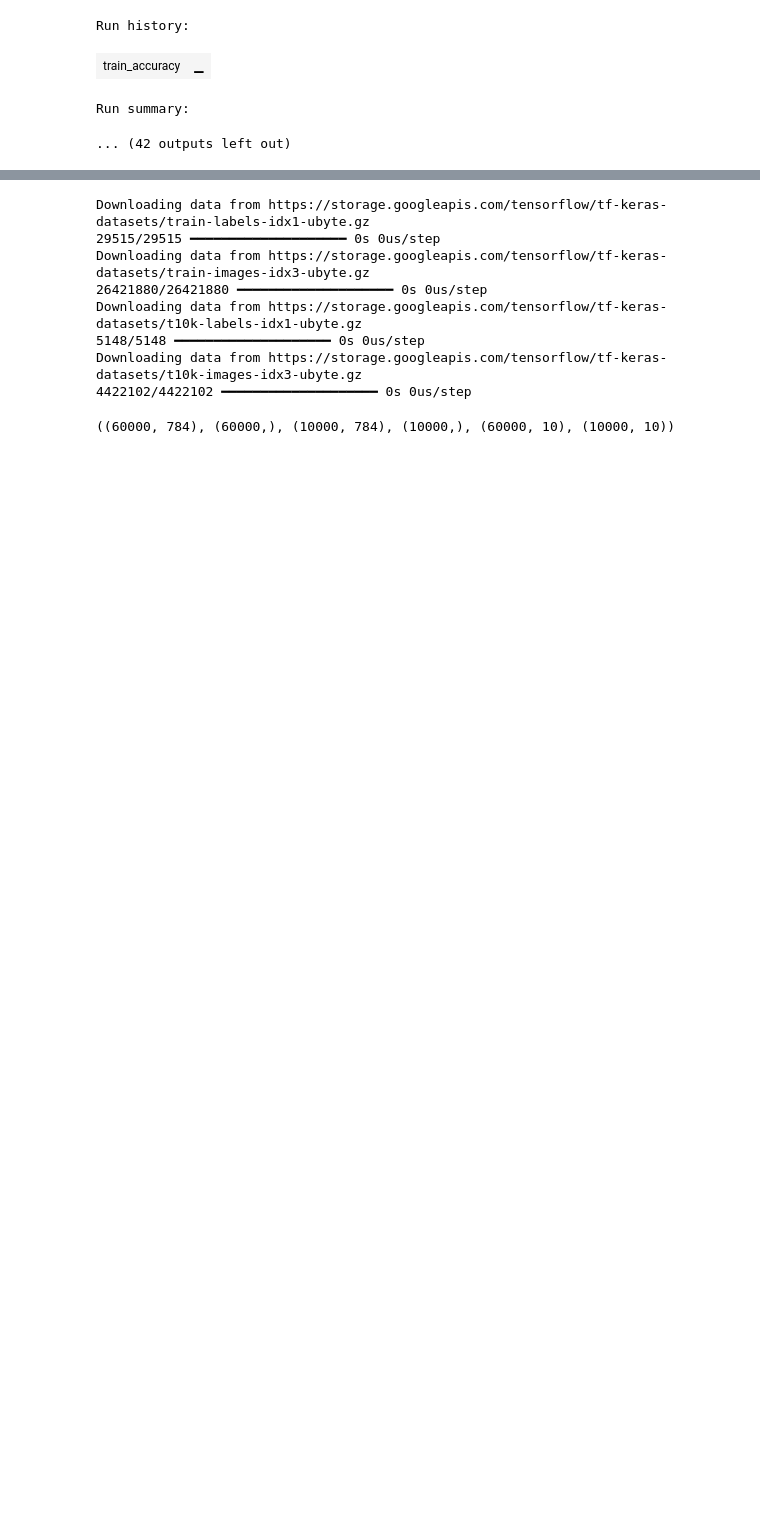
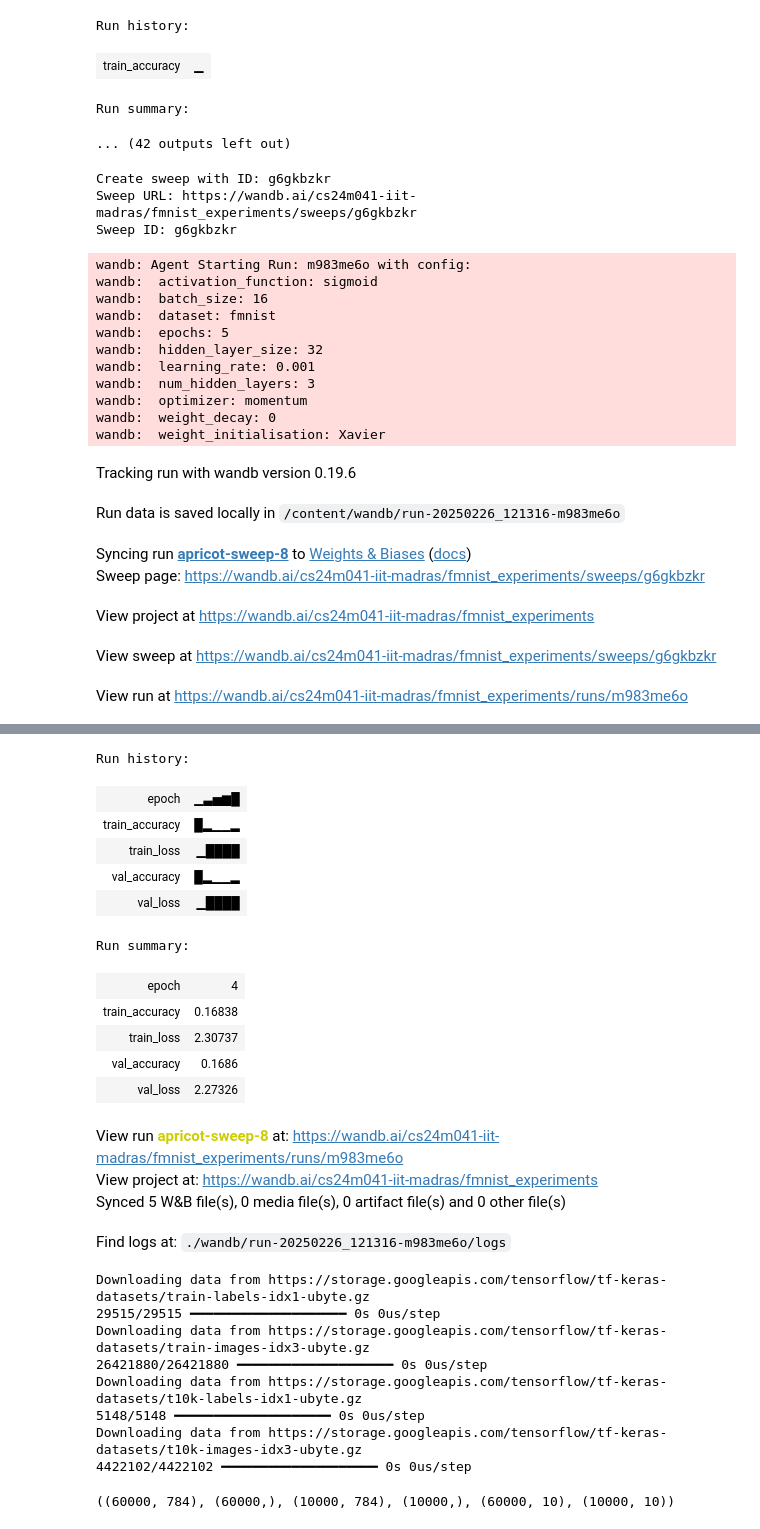
Before and after one commit to sankarvinayak/DL-assignment1, a Jupyter notebook: DL_assignment_1.ipynb, the cells around one changed output, grey strips where cells are left out. Saved outputs shown, nothing was run; the diff lists cells and outputs as text; code cells hidden in the pictures; blank space fills up the shorter version.

Commit message:
modification to wandb part of code

```diff
--- a/DL_assignment_1.ipynb
+++ b/DL_assignment_1.ipynb
@@ -508,7 +508,7 @@ def adam(X_batch,Y_batch,model:Network,loss_fn,eta:float=0.1,beta1:float=0.9,bet
   loss_fn loss function to use cross entropy in this case
   eta:float=0.1 learning rate
   beta1:float=0.9 momentum
-  beta2:float=0.9 momentum
+  beta2:float=0.999 momentum
   lmda:float=0 decay parameter
   """
   Y_hat=model.forward_pass_network(X_batch)
@@ -545,7 +545,7 @@ def nadam(X_batch,Y_batch,model:Network,loss_fn,eta:float=0.1,beta1:float=0.9,be
   loss_fn loss function to use cross entropy in this case
   eta:float=0.1 learning rate
   beta1:float=0.9 momentum
-  beta2:float=0.99 momentum
+  beta2:float=0.999 momentum
   lmda:float=0 decay parameter
   """
   Y_hat=model.forward_pass_network(X_batch)
@@ -561,12 +561,12 @@ def nadam(X_batch,Y_batch,model:Network,loss_fn,eta:float=0.1,beta1:float=0.9,be
     grad_b=layer.grad_b+(lmda*layer.bias)
     layer.m_w=(beta1*layer.m_w)+((1-beta1)*grad_w)
     layer.m_b=(beta1*layer.m_b)+((1-beta1)*grad_b)
-    m_w_hat=layer.m_w/(1-beta1**t)
-    m_b_hat=layer.m_b/(1-beta1**t)
+    m_w_hat=layer.m_w/(1-beta1**model.t)
+    m_b_hat=layer.m_b/(1-beta1**model.t)
     layer.v_w=(beta2*layer.v_w)+((1-beta2)*(grad_w**2))
     layer.v_b=(beta2*layer.v_b)+((1-beta2)*(grad_b**2))
-    v_w_hat=layer.v_w/(1-beta2**t)
-    v_b_hat=layer.v_b/(1-beta2**t)
+    v_w_hat=layer.v_w/(1-beta2**model.t)
+    v_b_hat=layer.v_b/(1-beta2**model.t)
     layer.weights-=((eta/(np.sqrt(v_w_hat)+epsilon)*((beta1*m_w_hat)+(((1-beta1)*grad_w)/(1-beta1)))))
     layer.bias-=((eta/(np.sqrt(v_b_hat)+epsilon)*((beta1*m_b_hat)+(((1-beta1)*grad_b)/(1-beta1)))))
   return batch_loss
@@ -755,8 +755,12 @@ sweep_config = {
         "activation_function": {"values": ["sigmoid", "tanh", "ReLU"]}
     }
 }
-sweep_id = wandb.sweep(sweep_config, project="DA6401_Assignment_1",entity="cs24m041-iit-madras")
+sweep_id = wandb.sweep(sweep_config, project="fmnist_experiments",entity="cs24m041-iit-madras")
 print("Sweep ID:", sweep_id)
+# %% [output]
+Create sweep with ID: g6gkbzkr
+Sweep URL: https://wandb.ai/cs24m041-iit-madras/fmnist_experiments/sweeps/g6gkbzkr
+Sweep ID: g6gkbzkr
 # %%
 def wand_train(config=None):
   """loop which takes input from the wanb and run the model evalueate and send log to server"""
@@ -772,7 +776,6 @@ def wand_train(config=None):
     weight_initialisation=config.weight_initialisation
     activation_function=config.activation_function
     lr=config.learning_rate
-    beta=config.momentum
     num_epochs=config.epochs
     batch_size=config.batch_size
     dataset_name=config.dataset
@@ -780,10 +783,10 @@ def wand_train(config=None):
     x_train_flat,y_train,x_test_flat,y_test,one_hot_y_train,one_hot_y_test=get_data(dataset_name=dataset_name)
     inp_shp=x_train_flat.shape[1]
     out_shp=np.unique(y_train).shape[0]
-    net=construct_network(inp_size=inp_shp,num_layers=num_hidden_layers,layer_size=hidden_layer_size,out_size=out_shp,activation_f=activation_function,weight_initialisation=weight_initialisation,weight_decay=weight_decay)
+    net=construct_network(inp_size=inp_shp,num_layers=num_hidden_layers,layer_size=hidden_layer_size,out_size=out_shp,activation_f=activation_function,weight_initialisation=weight_initialisation)
 
     n_samples=x_train_flat.shape[0]
-    if optimizer=='SGD':
+    if optimizer=='sgd':
       batch_size=1
     loss_fn=CrossEntropy
 
@@ -791,17 +794,17 @@ def wand_train(config=None):
 
       permutation=np.random.permutation(n_samples)
       x_train=x_train_flat[permutation]
-      y_train=one_hot_y_train[permutation]
+      one_hot_y_train=one_hot_y_train[permutation]
       train_loss=0
       num_batches=0
 
       for i in range(0, n_samples, batch_size):
         batch_end=min(i + batch_size, n_samples)
         x_batch=x_train[i:batch_end]
-        y_batch=y_train[i:batch_end]
+        y_batch=one_hot_y_train[i:batch_end]
 
         net.zero_grad()
-        if optimizer=='SGD':
+        if optimizer=='sgd':
           batch_loss=vanilla_gradient_descent(x_batch,y_batch,net,loss_fn,eta=lr)
         elif optimizer=='momentum':
           batch_loss=momentum_based_gradient_descent(x_batch,y_batch,net,loss_fn,eta=lr)
@@ -833,3 +836,24 @@ def wand_train(config=None):
             "epoch": epoch
         })
   wandb.finish()
+# %%
+wandb.agent(sweep_id, wand_train, count=1)
+# %% [output]
+wandb: Agent Starting Run: m983me6o with config:
+wandb:  activation_function: sigmoid
+wandb:  batch_size: 16
+wandb:  dataset: fmnist
+wandb:  epochs: 5
+wandb:  hidden_layer_size: 32
+wandb:  learning_rate: 0.001
+wandb:  num_hidden_layers: 3
+wandb:  optimizer: momentum
+wandb:  weight_decay: 0
+wandb:  weight_initialisation: Xavier
+Tracking run with wandb version 0.19.6
+Run data is saved locally in /content/wandb/run-20250226_121316-m983me6o
+Syncing run apricot-sweep-8 to Weights & Biases (docs)
+Sweep page: https://wandb.ai/cs24m041-iit-madras/fmnist_experiments/sweeps/g6gkbzkr
+View project at https://wandb.ai/cs24m041-iit-madras/fmnist_experiments
+View sweep at https://wandb.ai/cs24m041-iit-madras/fmnist_experiments/sweeps/g6gkbzkr
+View run at https://wandb.ai/cs24m041-iit-madras/fmnist_experiments/runs/m983me6o
@@ -836,3 +861,19 @@ def wand_train(config=None):
+Run history:
+| epoch | ▁▃▅▆█ |
+| train_accuracy | █▂▁▁▂ |
+| train_loss | ▁████ |
+| val_accuracy | █▂▁▁▂ |
+| val_loss | ▁████ |
+Run summary:
+| epoch | 4 |
+| train_accuracy | 0.16838 |
+| train_loss | 2.30737 |
+| val_accuracy | 0.1686 |
+| val_loss | 2.27326 |
+View run apricot-sweep-8 at: https://wandb.ai/cs24m041-iit-madras/fmnist_experiments/runs/m983me6o
+View project at: https://wandb.ai/cs24m041-iit-madras/fmnist_experiments
+Synced 5 W&B file(s), 0 media file(s), 0 artifact file(s) and 0 other file(s)
+Find logs at: ./wandb/run-20250226_121316-m983me6o/logs
 # %%
 x_train_flat,y_train,x_test_flat,y_test,one_hot_y_train,one_hot_y_test=get_data(dataset_name="fmnist")
 # %% [output]
```
Also changed, not shown: parts of 6 cells of this notebook.
